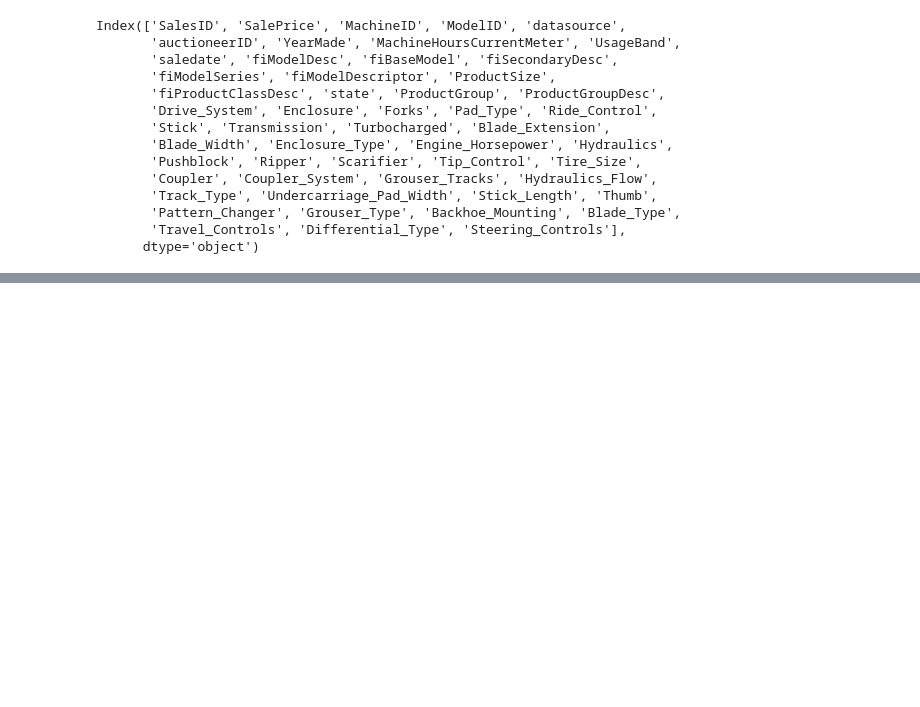
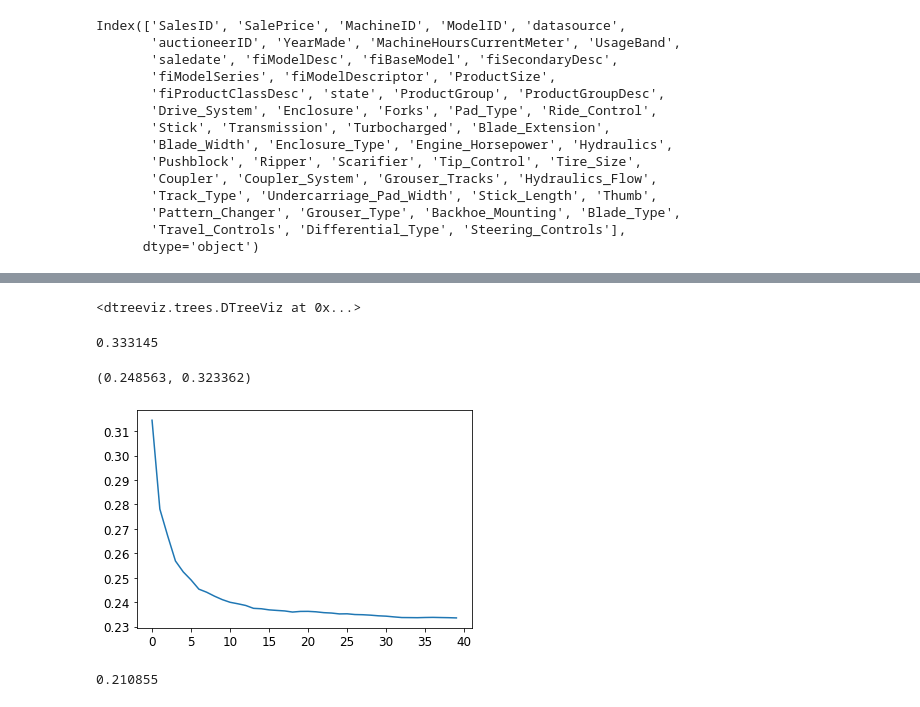
Before and after one commit to KenichiQaz/ML_Learning, a Jupyter notebook: Own_Try9.ipynb, the cells around one changed output, grey strips where cells are left out. Cells and saved outputs as stored; diff of their text form; code cells hidden in the pictures; blank space fills up the shorter version.

```diff
--- a/Own_Try9.ipynb
+++ b/Own_Try9.ipynb
@@ -77,0 +135,52 @@ df[dep_var] = np.log(df[dep_var])
+# %%
+# change starting visualization date to make the charts more useful
+xs.loc[xs['YearMade']<1900, 'YearMade'] = 1960
+valid_xs.loc[valid_xs['YearMade']<1900, 'YearMade'] = 1960
+# %%
+# Redraw charts
+m = DecisionTreeRegressor(max_leaf_nodes=4).fit(xs, y)
+
+dtreeviz(m, xs.iloc[samp_idx], y.iloc[samp_idx], xs.columns, dep_var,
+        fontname='DejaVu Sans', scale=1.6, label_fontsize=10,
+        orientation='LR')
+# %% [output]
+<dtreeviz.trees.DTreeViz at 0x...>
+# %%
+# Build a bigger tree
+m = DecisionTreeRegressor()
+m.fit(xs, y);
+# %%
+# Check squared error of model (m_rmse)
+def r_mse(pred,y): return round(math.sqrt(((pred-y)**2).mean()), 6)
+def m_rmse(m, xs, y): return r_mse(m.predict(xs), y)
+m_rmse(m, xs, y)
+m_rmse(m, valid_xs, valid_y)
+# %% [output]
+0.333145
+# %%
+#fixing the overfitting
+m = DecisionTreeRegressor(min_samples_leaf=25)
+m.fit(to.train.xs, to.train.y)
+m_rmse(m, xs, y), m_rmse(m, valid_xs, valid_y)
+# %% [output]
+(0.248563, 0.323362)
+# %%
+# Creating a random forest
+def rf(xs, y, n_estimators=40, max_samples=200_000,
+       max_features=0.5, min_samples_leaf=5, **kwargs):
+    return RandomForestRegressor(n_jobs=-1, n_estimators=n_estimators,
+        max_samples=max_samples, max_features=max_features,
+        min_samples_leaf=min_samples_leaf, oob_score=True).fit(xs, y)
+m = rf(xs, y);
+# %%
+# Predictors
+preds = np.stack([t.predict(valid_xs) for t in m.estimators_])
+r_mse(preds.mean(0), valid_y)
+plt.plot([r_mse(preds[:i+1].mean(0), valid_y) for i in range(40)]);
+# %% [output]
+[figure, added]
+# %%
+# OOB prediction
+r_mse(m.oob_prediction_, y)
+# %% [output]
+0.210855
```
Also changed, not shown: parts of 43 cells of this notebook.
